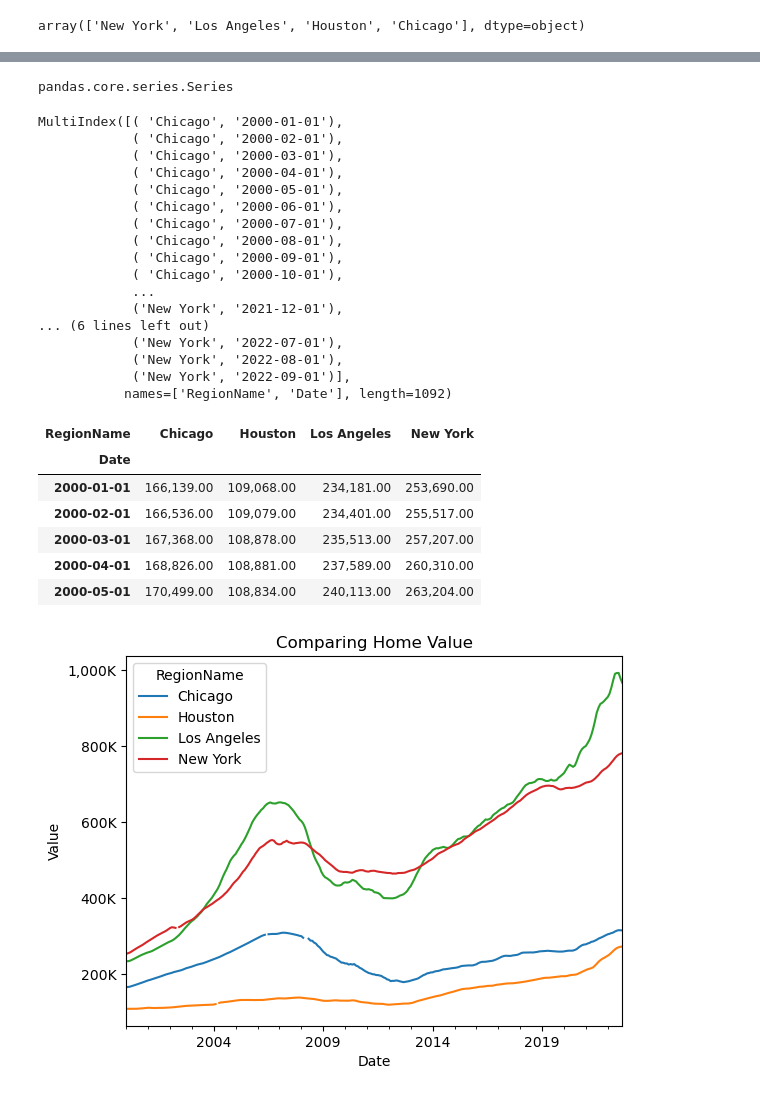
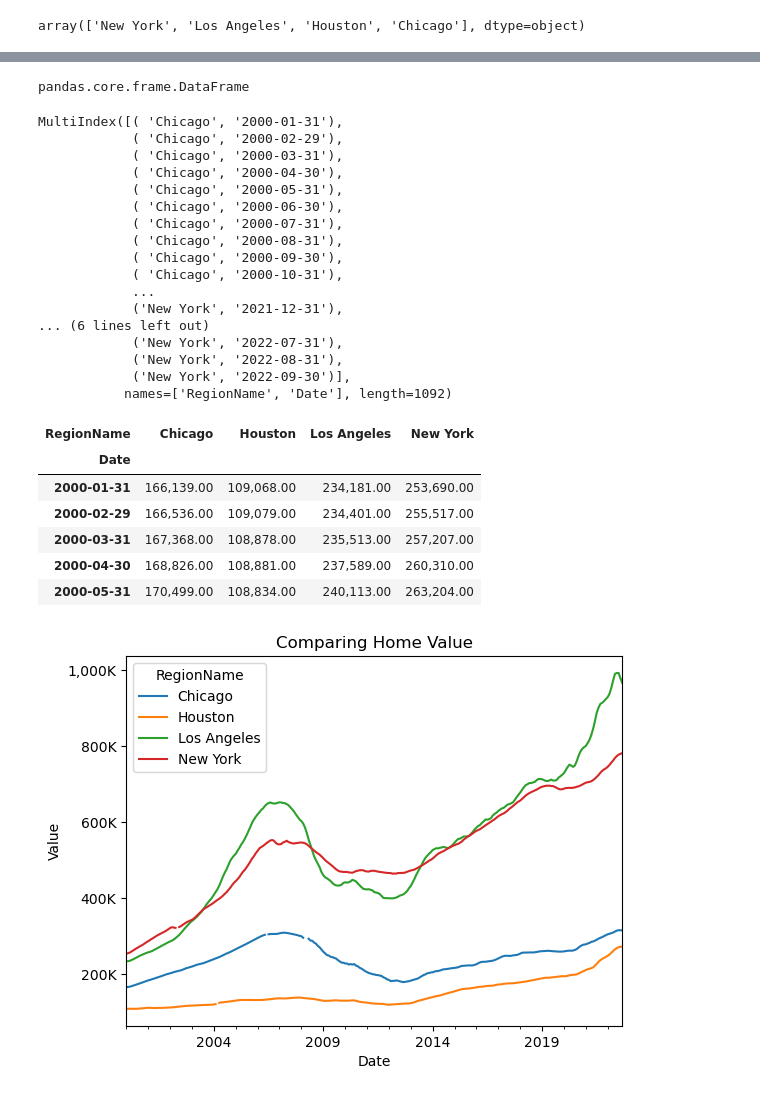
Before and after one commit to carlolopez03/TimeSeriesAssignments, a Jupyter notebook: Wide_form_data_core.ipynb, the cells around one changed output, grey strips where cells are left out. Drawn from its saved outputs; the diff is of its cells as text; code cells hidden in the pictures.

```diff
--- a/Wide_form_data_core.ipynb
+++ b/Wide_form_data_core.ipynb
@@ -109,6 +235,6 @@ long_df['RegionName'].unique()
 # %% [output]
 array(['New York', 'Los Angeles', 'Houston', 'Chicago'], dtype=object)
 # %%
-ts = long_df.groupby('RegionName').resample('MS').last()['Value']
+ts = long_df.groupby('RegionName').resample('M').asfreq('M')
 ts
 # %% [output]
@@ -128,38 +255,38 @@ Name: Value, Length: 1092, dtype: float64
 # %%
 type(ts)
 # %% [output]
-pandas.core.series.Series
+pandas.core.frame.DataFrame
 # %%
 ts.index
 # %% [output]
-MultiIndex([( 'Chicago', '2000-01-01'),
-            ( 'Chicago', '2000-02-01'),
-            ( 'Chicago', '2000-03-01'),
-            ( 'Chicago', '2000-04-01'),
-            ( 'Chicago', '2000-05-01'),
-            ( 'Chicago', '2000-06-01'),
-            ( 'Chicago', '2000-07-01'),
-            ( 'Chicago', '2000-08-01'),
-            ( 'Chicago', '2000-09-01'),
-            ( 'Chicago', '2000-10-01'),
+MultiIndex([( 'Chicago', '2000-01-31'),
+            ( 'Chicago', '2000-02-29'),
+            ( 'Chicago', '2000-03-31'),
+            ( 'Chicago', '2000-04-30'),
+            ( 'Chicago', '2000-05-31'),
+            ( 'Chicago', '2000-06-30'),
+            ( 'Chicago', '2000-07-31'),
+            ( 'Chicago', '2000-08-31'),
+            ( 'Chicago', '2000-09-30'),
+            ( 'Chicago', '2000-10-31'),
             ...
-            ('New York', '2021-12-01'),
+            ('New York', '2021-12-31'),
 ... (6 lines left out)
-            ('New York', '2022-07-01'),
-            ('New York', '2022-08-01'),
-            ('New York', '2022-09-01')],
+            ('New York', '2022-07-31'),
+            ('New York', '2022-08-31'),
+            ('New York', '2022-09-30')],
            names=['RegionName', 'Date'], length=1092)
 # %%
-df_unstacked = ts.unstack(0)
+df_unstacked = ts.unstack(level=0)['Value']
 df_unstacked.head()
 # %% [output]
 | RegionName | Chicago | Houston | Los Angeles | New York |
 | Date |  |  |  |  |
-| 2000-01-01 | 166,139.00 | 109,068.00 | 234,181.00 | 253,690.00 |
-| 2000-02-01 | 166,536.00 | 109,079.00 | 234,401.00 | 255,517.00 |
-| 2000-03-01 | 167,368.00 | 108,878.00 | 235,513.00 | 257,207.00 |
-| 2000-04-01 | 168,826.00 | 108,881.00 | 237,589.00 | 260,310.00 |
-| 2000-05-01 | 170,499.00 | 108,834.00 | 240,113.00 | 263,204.00 |
+| 2000-01-31 | 166,139.00 | 109,068.00 | 234,181.00 | 253,690.00 |
+| 2000-02-29 | 166,536.00 | 109,079.00 | 234,401.00 | 255,517.00 |
+| 2000-03-31 | 167,368.00 | 108,878.00 | 235,513.00 | 257,207.00 |
+| 2000-04-30 | 168,826.00 | 108,881.00 | 237,589.00 | 260,310.00 |
+| 2000-05-31 | 170,499.00 | 108,834.00 | 240,113.00 | 263,204.00 |
 # %%
 def thousands(x,pos):
     """function for use wth matplotlib FuncFormatter -  formats money in millions"""
```
Also changed, not shown: parts of 38 cells of this notebook.
